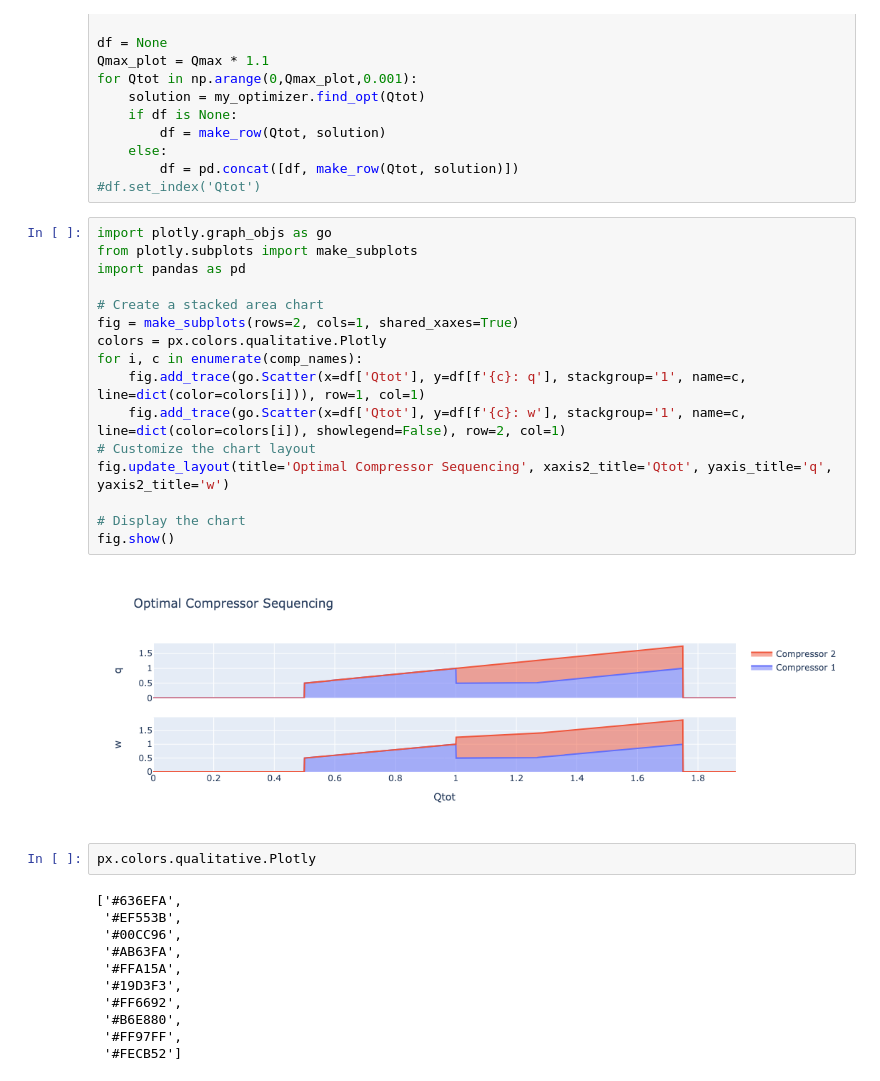
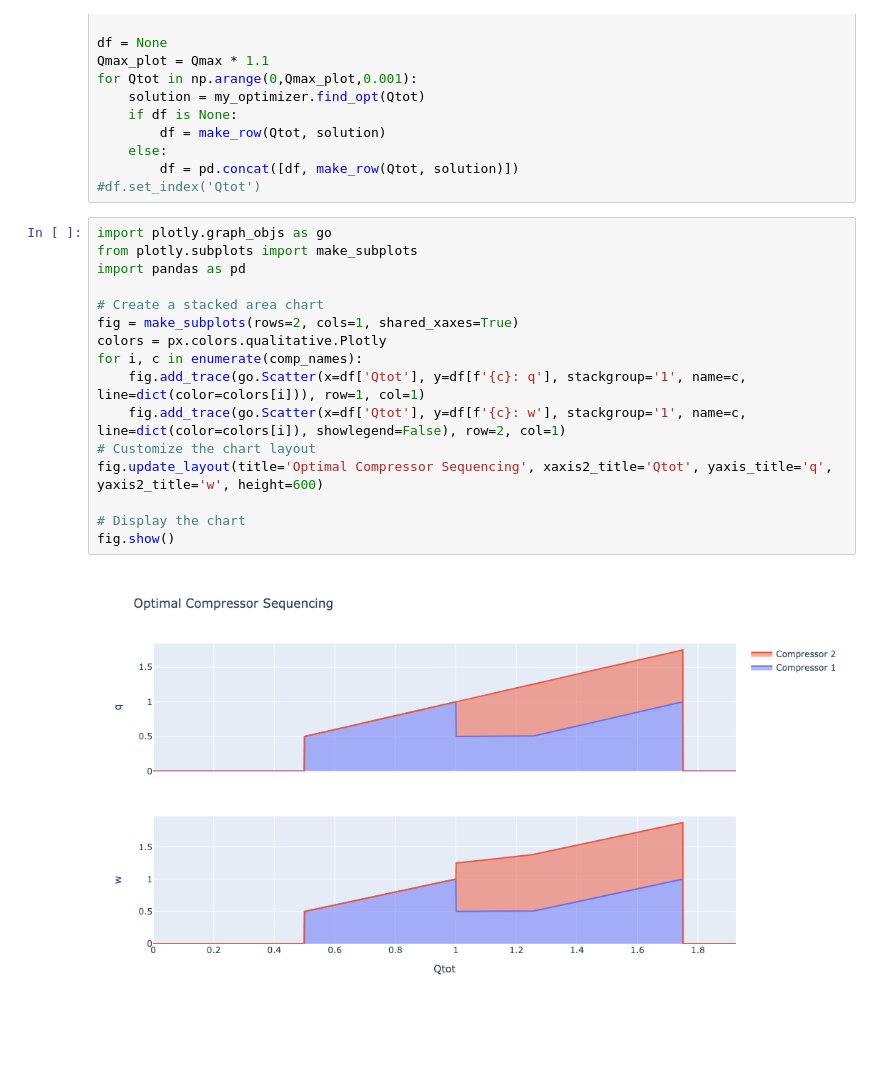
Before and after one commit to danielkwalsh/cosmic, a Jupyter notebook: cosmic-lab.ipynb, the cells around one changed output. Cells and saved outputs as stored; diff of their text form; blank space fills up the shorter version.

```diff
--- a/cosmic-lab.ipynb
+++ b/cosmic-lab.ipynb
@@ -30,31 +30,18 @@ for Qtot in np.arange(0,Qmax_plot,0.001):
 # %%
 import plotly.graph_objs as go
 from plotly.subplots import make_subplots
 import pandas as pd
 
 # Create a stacked area chart
 fig = make_subplots(rows=2, cols=1, shared_xaxes=True)
 colors = px.colors.qualitative.Plotly
 for i, c in enumerate(comp_names):
     fig.add_trace(go.Scatter(x=df['Qtot'], y=df[f'{c}: q'], stackgroup='1', name=c, line=dict(color=colors[i])), row=1, col=1)
     fig.add_trace(go.Scatter(x=df['Qtot'], y=df[f'{c}: w'], stackgroup='1', name=c, line=dict(color=colors[i]), showlegend=False), row=2, col=1)
 # Customize the chart layout
-fig.update_layout(title='Optimal Compressor Sequencing', xaxis2_title='Qtot', yaxis_title='q', yaxis2_title='w')
+fig.update_layout(title='Optimal Compressor Sequencing', xaxis2_title='Qtot', yaxis_title='q', yaxis2_title='w', height=600)
 
 # Display the chart
 fig.show()
 # %% [output]
-[figure, old version]
+[figure, new version]
-# %%
-px.colors.qualitative.Plotly
-# %% [output]
-['#636EFA',
- '#EF553B',
- '#00CC96',
- '#AB63FA',
- '#FFA15A',
- '#19D3F3',
- '#FF6692',
- '#B6E880',
- '#FF97FF',
- '#FECB52']
```
Also changed, not shown: parts of 4 cells of this notebook.
